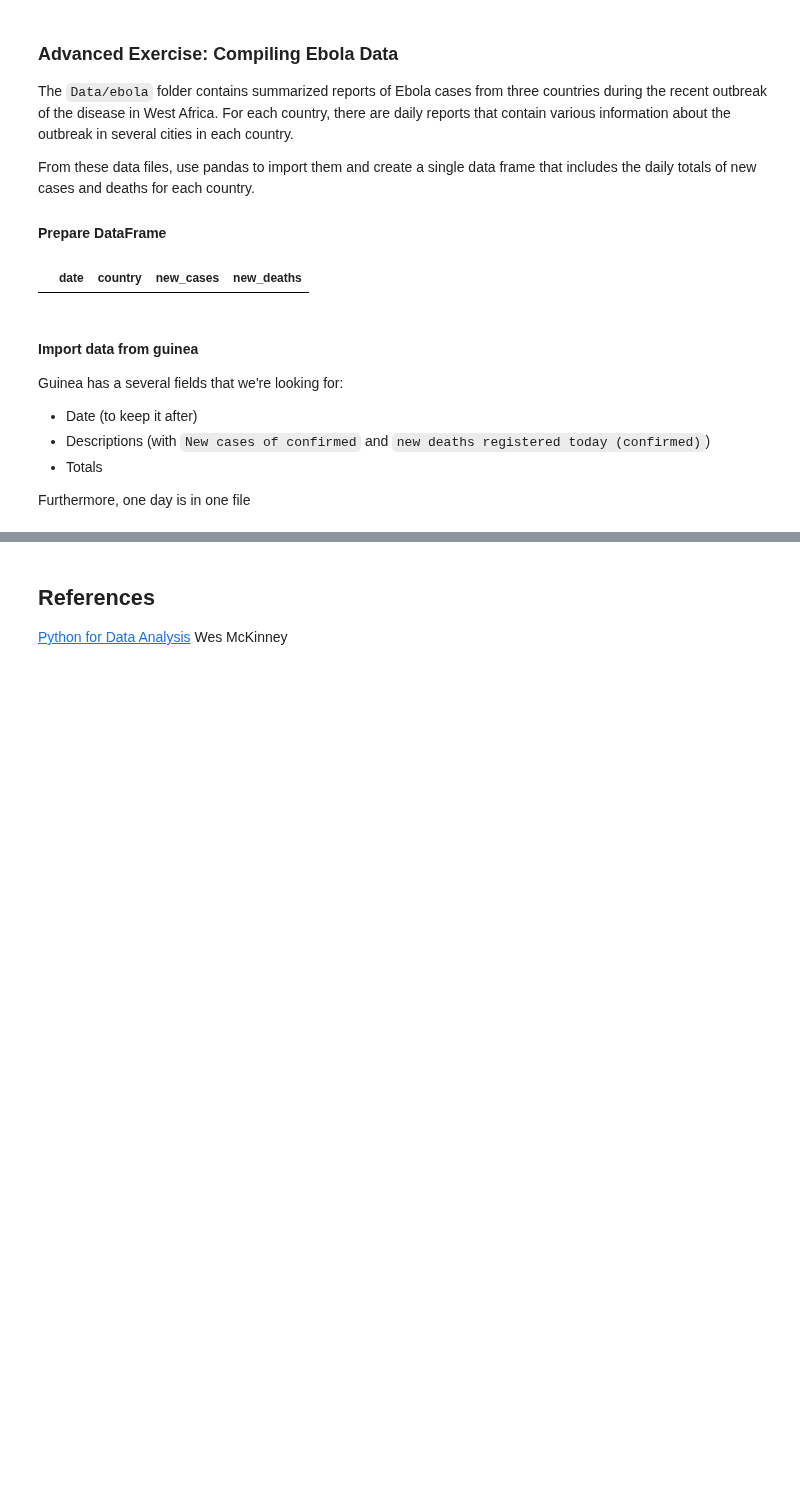
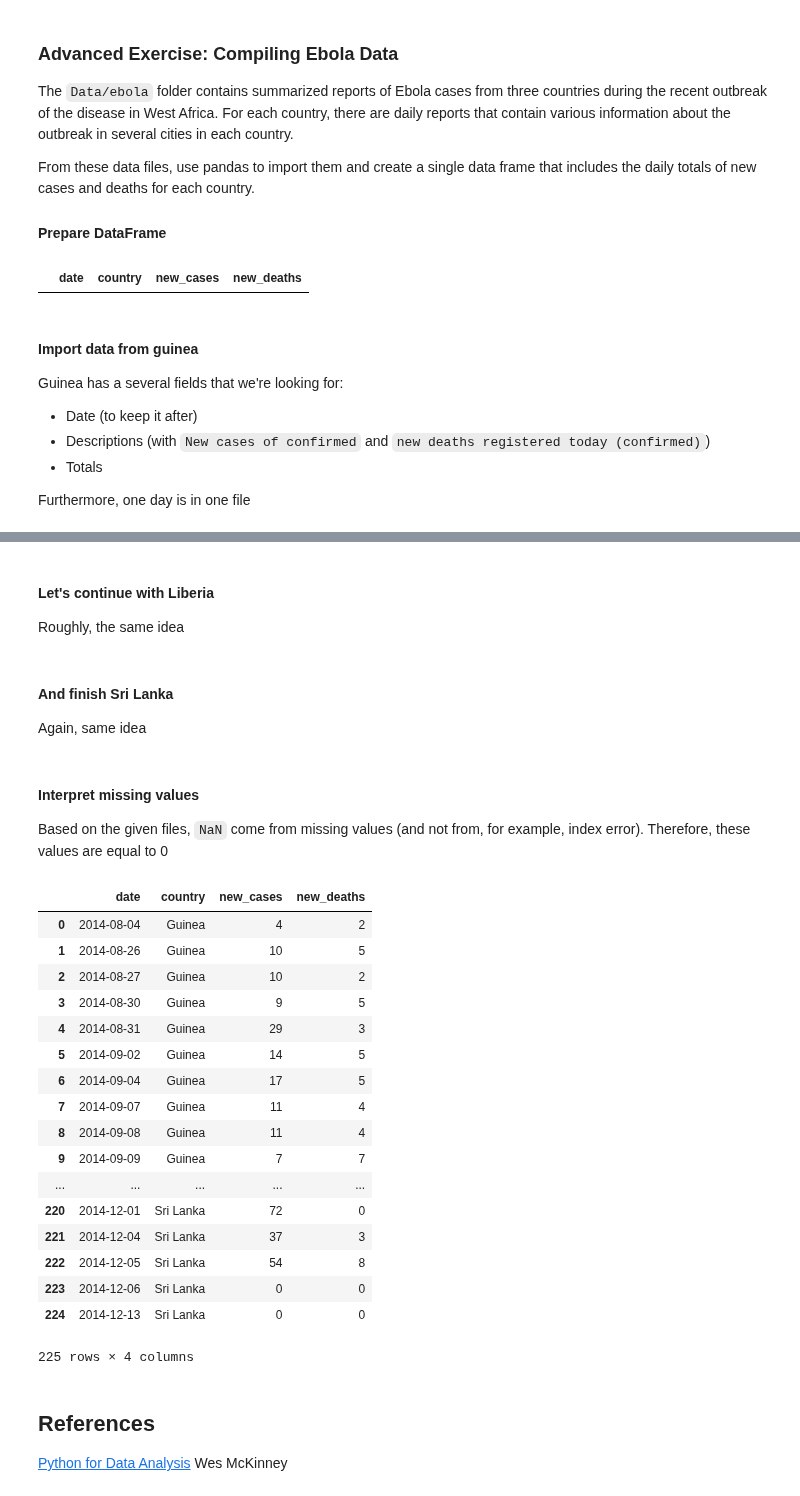
Before and after one commit to fdevillard/ada-homeworks, a Jupyter notebook: 01 - Pandas and Data Wrangling/Intro to Pandas.ipynb, the cells around one changed output, grey strips where cells are left out. Saved outputs shown, nothing was run; the diff lists cells and outputs as text; code cells hidden in the pictures; blank space fills up the shorter version.

```diff
--- a/01 - Pandas and Data Wrangling/Intro to Pandas.ipynb
+++ b/01 - Pandas and Data Wrangling/Intro to Pandas.ipynb
@@ -2189,0 +2179,3 @@ KeyError: <pandas.core.indexing._LocIndexer object at 0x...>
+# %% [markdown]
+#### Let's continue with Liberia
+Roughly, the same idea
@@ -2190,3 +2207,55 @@ KeyError: <pandas.core.indexing._LocIndexer object at 0x...>
+# %% [markdown]
+#### And finish Sri Lanka
+Again, same idea
+# %%
+for filename in glob.glob('Data/ebola/sl_data/*'):
+    df = pd.read_csv(filename, index_col='variable')
+
+    # Obtain new case
+    new_cases_row = df.loc["new_confirmed"]
+    new_cases = new_cases_row['National']
+
+    # Obtain new death
+    try:
+        new_death_row = df.loc["etc_new_deaths"]
+    except KeyError:
+        new_death_row = df.loc["New deaths registered"]
+
+
+    new_death = new_death_row['National']
+    date = new_death_row['date']
+
+    daily_wide = daily_wide.append({
+            'date': date,
+            'country': 'Sri Lanka',
+            'new_cases': new_cases,
+            'new_deaths': new_death,
+        }, ignore_index=True)
+# %% [markdown]
+#### Interpret missing values
+Based on the given files, `NaN` come from missing values (and not from, for example, index error). Therefore, these values are equal to 0
+# %%
+daily_wide.fillna(0, inplace=True)
+daily_wide
+# %% [output]
+|  | date | country | new_cases | new_deaths |
+| 0 | 2014-08-04 | Guinea | 4 | 2 |
+| 1 | 2014-08-26 | Guinea | 10 | 5 |
+| 2 | 2014-08-27 | Guinea | 10 | 2 |
+| 3 | 2014-08-30 | Guinea | 9 | 5 |
+| 4 | 2014-08-31 | Guinea | 29 | 3 |
+| 5 | 2014-09-02 | Guinea | 14 | 5 |
+| 6 | 2014-09-04 | Guinea | 17 | 5 |
+| 7 | 2014-09-07 | Guinea | 11 | 4 |
+| 8 | 2014-09-08 | Guinea | 11 | 4 |
+| 9 | 2014-09-09 | Guinea | 7 | 7 |
+| ... | ... | ... | ... | ... |
+| 220 | 2014-12-01 | Sri Lanka | 72 | 0 |
+| 221 | 2014-12-04 | Sri Lanka | 37 | 3 |
+| 222 | 2014-12-05 | Sri Lanka | 54 | 8 |
+| 223 | 2014-12-06 | Sri Lanka | 0 | 0 |
+| 224 | 2014-12-13 | Sri Lanka | 0 | 0 |
+225 rows × 4 columns
 # %% [markdown]
 ## References
 
```
Also changed, not shown: parts of 4 cells of this notebook, 1 other file.
